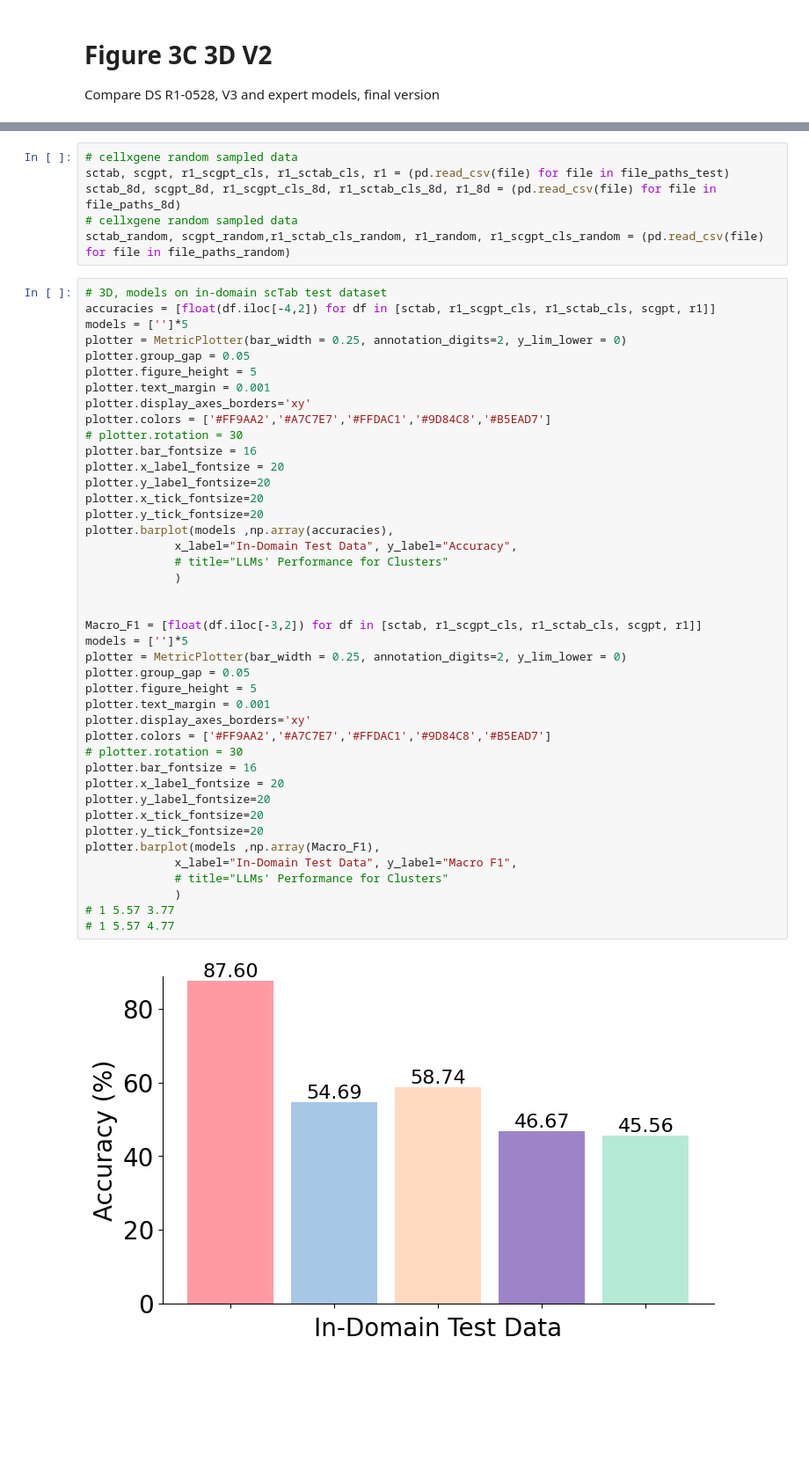
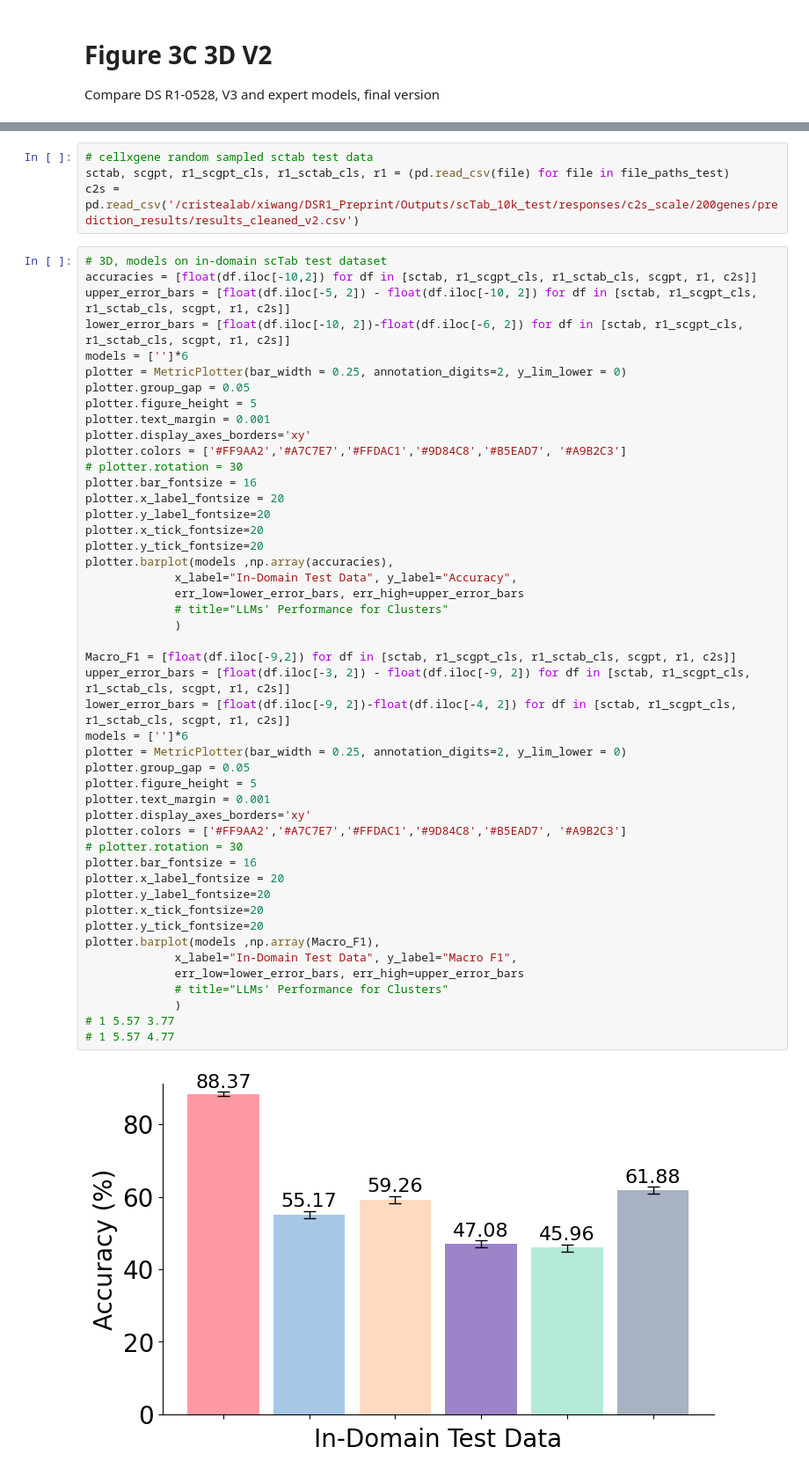
Before and after one commit to cristea-lab/BioReasoning_Paper, a Jupyter notebook: Scripts/plots/Figure3C_3D_v2.ipynb, the cells around one changed output, grey strips where cells are left out. Shown at 88% size. Cells and saved outputs as stored; diff of their text form; blank space fills up the shorter version.

```diff
--- a/Scripts/plots/Figure3C_3D_v2.ipynb
+++ b/Scripts/plots/Figure3C_3D_v2.ipynb
@@ -157,51 +96,54 @@ file_paths_random = [
 ]
 # %%
-# cellxgene random sampled data
+# cellxgene random sampled sctab test data
 sctab, scgpt, r1_scgpt_cls, r1_sctab_cls, r1 = (pd.read_csv(file) for file in file_paths_test)
-sctab_8d, scgpt_8d, r1_scgpt_cls_8d, r1_sctab_cls_8d, r1_8d = (pd.read_csv(file) for file in file_paths_8d)
-# cellxgene random sampled data
-sctab_random, scgpt_random,r1_sctab_cls_random, r1_random, r1_scgpt_cls_random = (pd.read_csv(file) for file in file_paths_random)
+c2s = pd.read_csv('/cristealab/xiwang/DSR1_Preprint/Outputs/scTab_10k_test/responses/c2s_scale/200genes/prediction_results/results_cleaned_v2.csv')
 # %%
 # 3D, models on in-domain scTab test dataset
-accuracies = [float(df.iloc[-4,2]) for df in [sctab, r1_scgpt_cls, r1_sctab_cls, scgpt, r1]]
-models = ['']*5
+accuracies = [float(df.iloc[-10,2]) for df in [sctab, r1_scgpt_cls, r1_sctab_cls, scgpt, r1, c2s]]
+upper_error_bars = [float(df.iloc[-5, 2]) - float(df.iloc[-10, 2]) for df in [sctab, r1_scgpt_cls, r1_sctab_cls, scgpt, r1, c2s]]
+lower_error_bars = [float(df.iloc[-10, 2])-float(df.iloc[-6, 2]) for df in [sctab, r1_scgpt_cls, r1_sctab_cls, scgpt, r1, c2s]]
+models = ['']*6
 plotter = MetricPlotter(bar_width = 0.25, annotation_digits=2, y_lim_lower = 0)
 plotter.group_gap = 0.05
 plotter.figure_height = 5
 plotter.text_margin = 0.001
 plotter.display_axes_borders='xy'
-plotter.colors = ['#FF9AA2','#A7C7E7','#FFDAC1','#9D84C8','#B5EAD7']
+plotter.colors = ['#FF9AA2','#A7C7E7','#FFDAC1','#9D84C8','#B5EAD7', '#A9B2C3']
 # plotter.rotation = 30
 plotter.bar_fontsize = 16
 plotter.x_label_fontsize = 20
 plotter.y_label_fontsize=20
 plotter.x_tick_fontsize=20
 plotter.y_tick_fontsize=20
 plotter.barplot(models ,np.array(accuracies),
              x_label="In-Domain Test Data", y_label="Accuracy",
+             err_low=lower_error_bars, err_high=upper_error_bars
              # title="LLMs' Performance for Clusters"
              )
 
-
-Macro_F1 = [float(df.iloc[-3,2]) for df in [sctab, r1_scgpt_cls, r1_sctab_cls, scgpt, r1]]
-models = ['']*5
+Macro_F1 = [float(df.iloc[-9,2]) for df in [sctab, r1_scgpt_cls, r1_sctab_cls, scgpt, r1, c2s]]
+upper_error_bars = [float(df.iloc[-3, 2]) - float(df.iloc[-9, 2]) for df in [sctab, r1_scgpt_cls, r1_sctab_cls, scgpt, r1, c2s]]
+lower_error_bars = [float(df.iloc[-9, 2])-float(df.iloc[-4, 2]) for df in [sctab, r1_scgpt_cls, r1_sctab_cls, scgpt, r1, c2s]]
+models = ['']*6
 plotter = MetricPlotter(bar_width = 0.25, annotation_digits=2, y_lim_lower = 0)
 plotter.group_gap = 0.05
 plotter.figure_height = 5
 plotter.text_margin = 0.001
 plotter.display_axes_borders='xy'
-plotter.colors = ['#FF9AA2','#A7C7E7','#FFDAC1','#9D84C8','#B5EAD7']
+plotter.colors = ['#FF9AA2','#A7C7E7','#FFDAC1','#9D84C8','#B5EAD7', '#A9B2C3']
 # plotter.rotation = 30
 plotter.bar_fontsize = 16
 plotter.x_label_fontsize = 20
 plotter.y_label_fontsize=20
 plotter.x_tick_fontsize=20
 plotter.y_tick_fontsize=20
 plotter.barplot(models ,np.array(Macro_F1),
              x_label="In-Domain Test Data", y_label="Macro F1",
+             err_low=lower_error_bars, err_high=upper_error_bars
              # title="LLMs' Performance for Clusters"
              )
 # 1 5.57 3.77
 # 1 5.57 4.77
 # %% [output]
-[figure, old version]
+[figure, new version]
```
Also changed, not shown: parts of 16 cells of this notebook, 13 other files.
